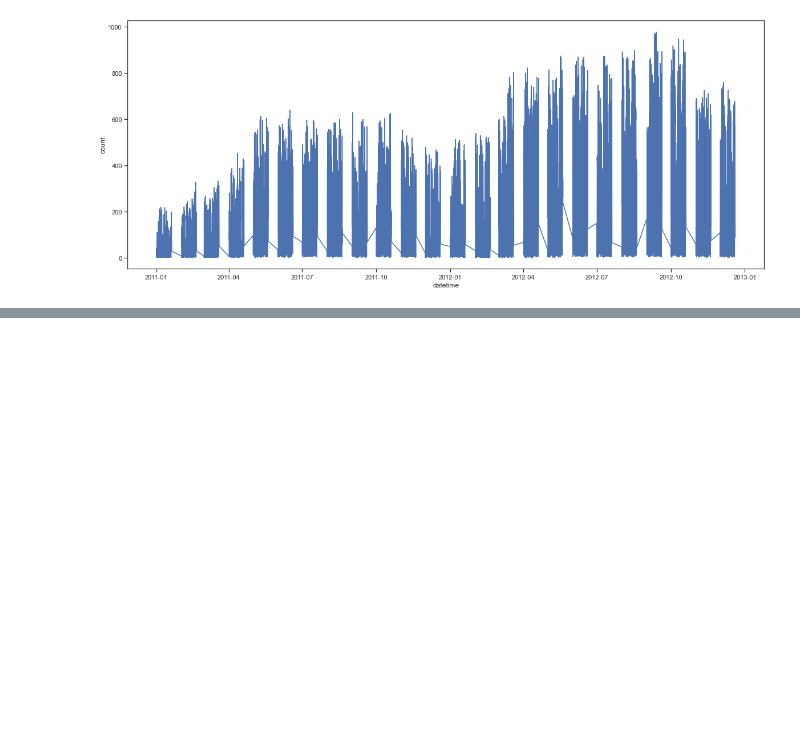
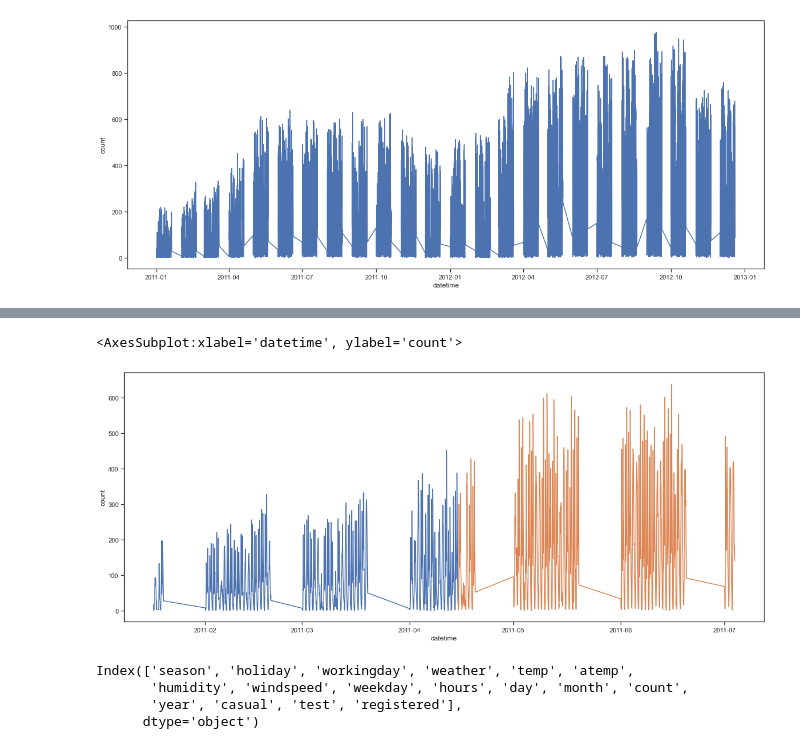
Before and after one commit to RosiNantis/Projects_from_Spiced_personal, a Jupyter notebook: week_3/spiced_encounters/3.1.date_time_pandas/bike_kag_intro.ipynb, the cells around one changed output, grey strips where cells are left out. Cells and saved outputs as stored; diff of their text form; code cells hidden in the pictures; blank space fills up the shorter version.

```diff
--- a/week_3/spiced_encounters/3.1.date_time_pandas/bike_kag_intro.ipynb
+++ b/week_3/spiced_encounters/3.1.date_time_pandas/bike_kag_intro.ipynb
@@ -140,0 +171,4 @@ KeyError: 'count'
+# %%
+test = bikes.loc[bikes['holiday'] == 1].index.date #find a way to see periodicity of behaviour between the holidays
+g = np.unique(test)
+g
@@ -140,0 +183,21 @@ KeyError: 'count'
+# %%
+# plot
+sns.set(style="ticks")
+i = 0
+x = bikes.loc[g[i]:g[i+1]].index
+y = bikes.loc[g[i]:g[i+1],'count']
+sns.lineplot(x, y)
+i = 1
+x = bikes.loc[g[i]:g[i+1]].index
+y = bikes.loc[g[i]:g[i+1],'count']
+sns.lineplot(x, y)
+# %% [output]
+<AxesSubplot:xlabel='datetime', ylabel='count'>
+[figure, added]
+# %%
+bikes.columns
+# %% [output]
+Index(['season', 'holiday', 'workingday', 'weather', 'temp', 'atemp',
+       'humidity', 'windspeed', 'weekday', 'hours', 'day', 'month', 'count',
+       'year', 'casual', 'test', 'registered'],
+      dtype='object')
```
Also changed, not shown: parts of 35 cells of this notebook, 7 other files.
